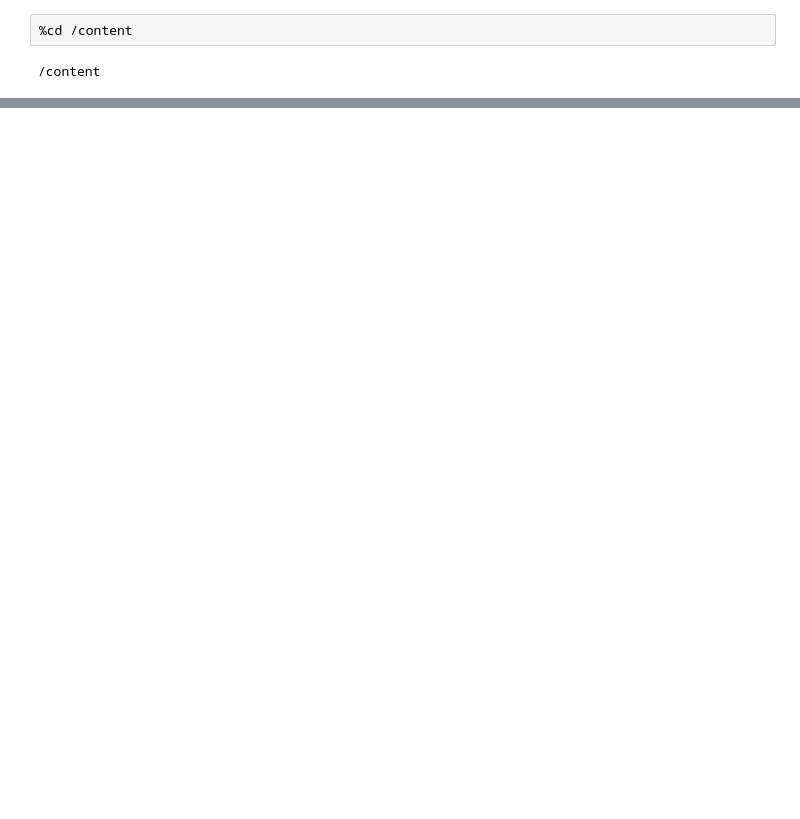
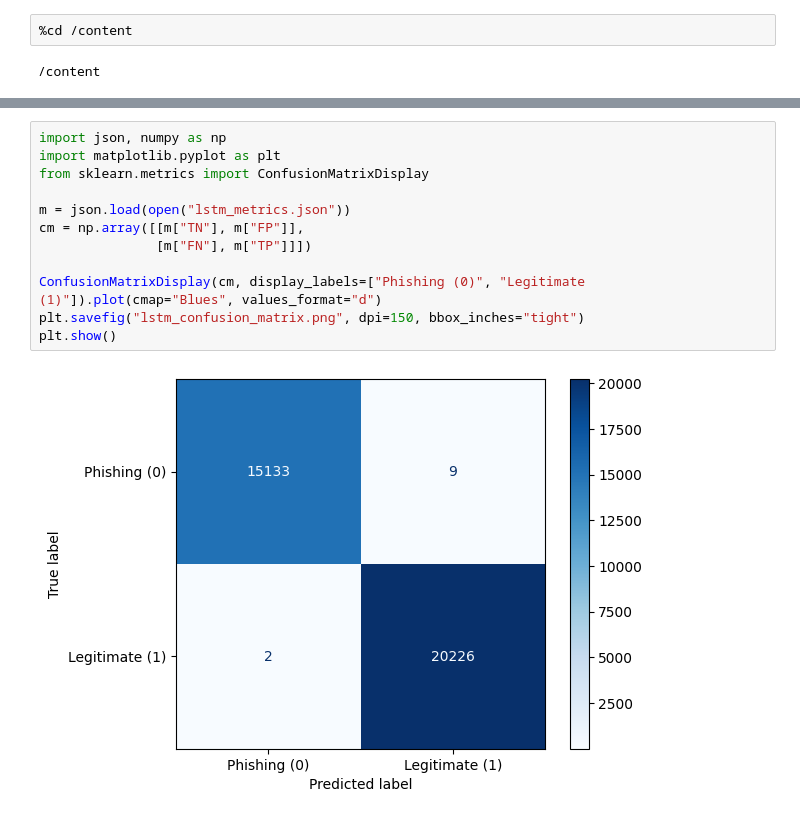
Before and after one commit to milindasandaru/SE4050-Deep-Learning-Project-2026, a Jupyter notebook: notebooks/05_LSTM.ipynb, the cells around one changed output, grey strips where cells are left out. Saved outputs shown, nothing was run; the diff lists cells and outputs as text; blank space fills up the shorter version.

Commit message:
update this file with lstm_confusion_matrix.png

```diff
--- a/notebooks/05_LSTM.ipynb
+++ b/notebooks/05_LSTM.ipynb
@@ -119 +118,15 @@ Epoch 6/50
 [figure]
+# %%
+import json, numpy as np
+import matplotlib.pyplot as plt
+from sklearn.metrics import ConfusionMatrixDisplay
+
+m = json.load(open("lstm_metrics.json"))
+cm = np.array([[m["TN"], m["FP"]],
+               [m["FN"], m["TP"]]])
+
+ConfusionMatrixDisplay(cm, display_labels=["Phishing (0)", "Legitimate (1)"]).plot(cmap="Blues", values_format="d")
+plt.savefig("lstm_confusion_matrix.png", dpi=150, bbox_inches="tight")
+plt.show()
+# %% [output]
+[figure, added]
```
Also changed, not shown: parts of 2 cells of this notebook.
